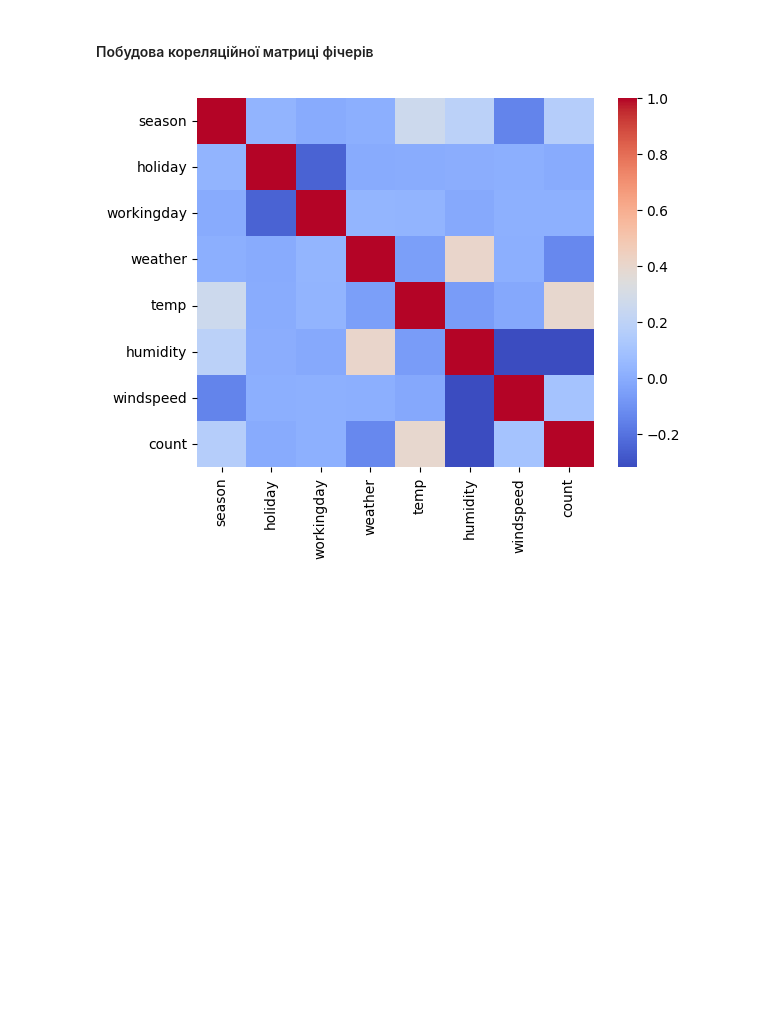
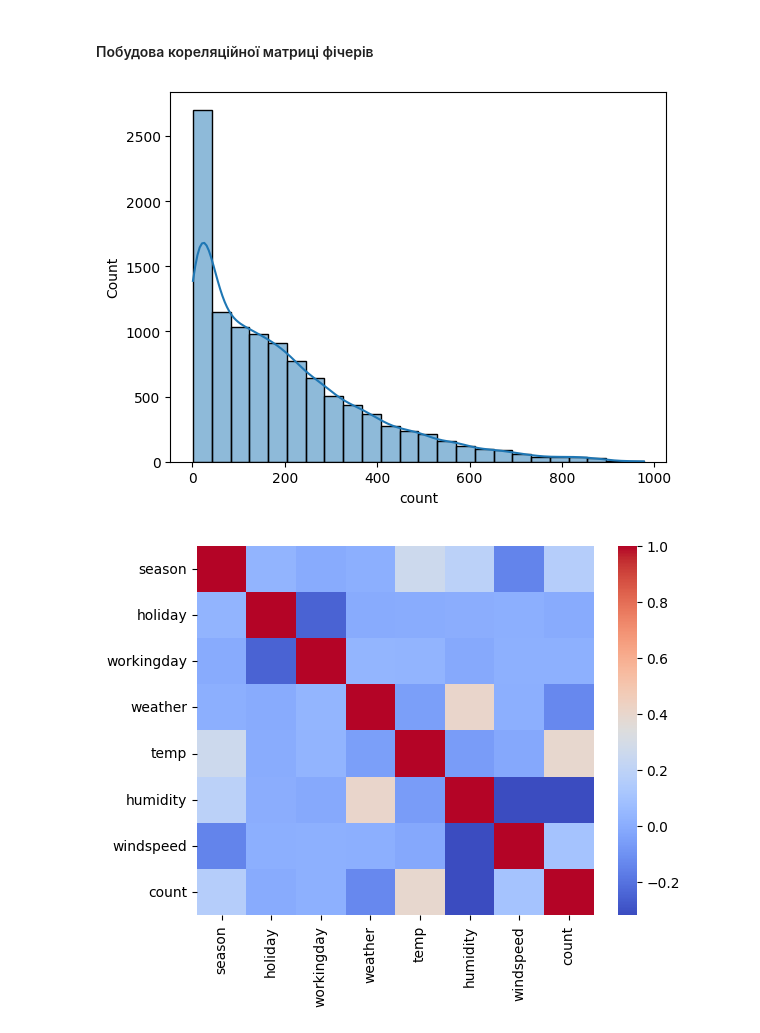
Before and after one commit to avhrst/python-learn, a Jupyter notebook: eda.ipynb, the cells around one changed output. Drawn from its saved outputs; the diff is of its cells as text; code cells hidden in the pictures; blank space fills up the shorter version.

```diff
--- a/eda.ipynb
+++ b/eda.ipynb
@@ -95,6 +95,12 @@ dtype: object
 ## Побудова графіків для аналізу даних
 # %% [markdown]
 #### Побудова кореляційної матриці фічерів
+# %%
+# plt.hist(df["Age"], bins=20)
+sns.histplot(data=df, x='count', binwidth=40, kde=True)
+plt.show()
+# %% [output]
+[figure, added]
 # %%
 sns.heatmap(df.corr(), cmap='coolwarm')
 plt.show()
```
Also changed, not shown: 28 other files.
